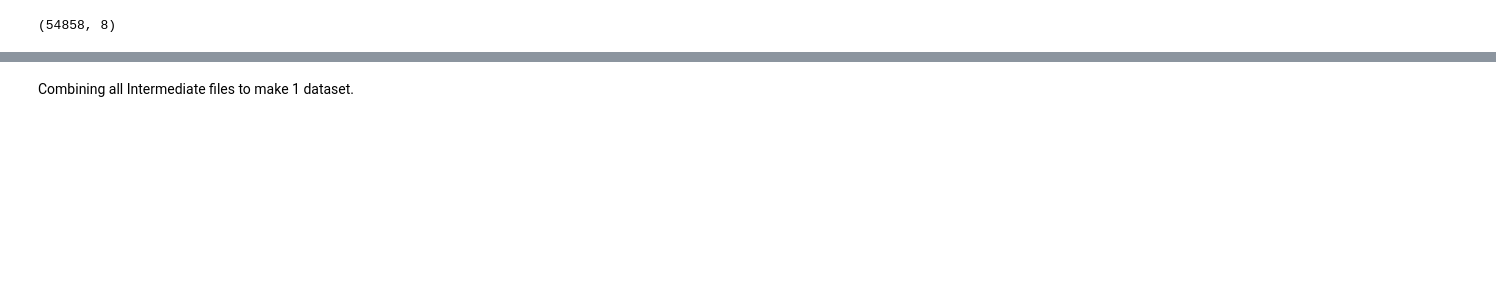
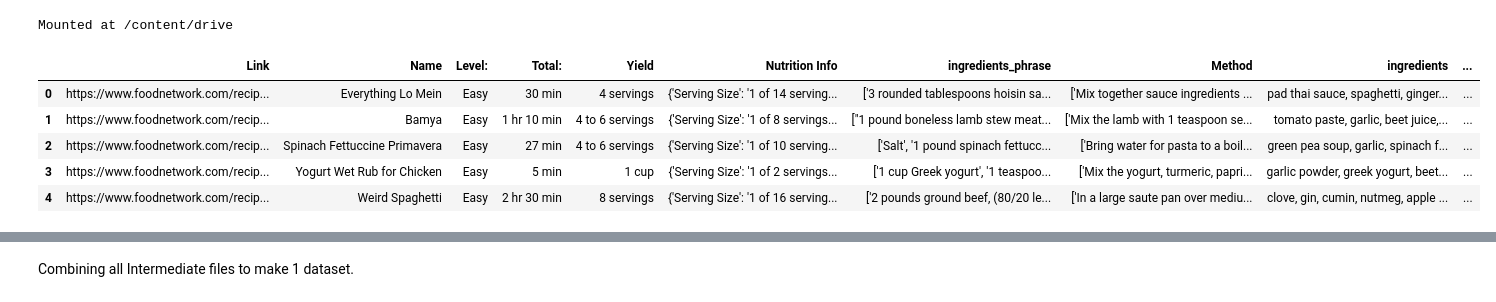
Before and after one commit to PritishWadhwa/IR-Project, a Jupyter notebook: Backend/Image_Extraction.ipynb, the cells around one changed output, grey strips where cells are left out. Cells and saved outputs as stored; diff of their text form; code cells hidden in the pictures; blank space fills up the shorter version.

```diff
--- a/Backend/Image_Extraction.ipynb
+++ b/Backend/Image_Extraction.ipynb
@@ -13,4 +11,16 @@ newDf = newDf.dropna()
+# %%
+from google.colab import drive
+drive.mount('/content/drive')
+# %% [output]
+Mounted at /content/drive
+# %%
+newDf = pd.read_csv("/content/drive/MyDrive/IR Project/Saved/dataframes/newDf.csv")
 # %%
-newDf.shape
+newDf.head()
 # %% [output]
-(54858, 8)
+|  | Link | Name | Level: | Total: | Yield | Nutrition Info | ingredients_phrase | Method | ingredients | ... |
+| 0 | https://www.foodnetwork.com/recip... | Everything Lo Mein | Easy | 30 min | 4 servings | {'Serving Size': '1 of 14 serving... | ['3 rounded tablespoons hoisin sa... | ['Mix together sauce ingredients ... | pad thai sauce, spaghetti, ginger... | ... |
+| 1 | https://www.foodnetwork.com/recip... | Bamya | Easy | 1 hr 10 min | 4 to 6 servings | {'Serving Size': '1 of 8 servings... | ["1 pound boneless lamb stew meat... | ['Mix the lamb with 1 teaspoon se... | tomato paste, garlic, beet juice,... | ... |
+| 2 | https://www.foodnetwork.com/recip... | Spinach Fettuccine Primavera | Easy | 27 min | 4 to 6 servings | {'Serving Size': '1 of 10 serving... | ['Salt', '1 pound spinach fettucc... | ['Bring water for pasta to a boil... | green pea soup, garlic, spinach f... | ... |
+| 3 | https://www.foodnetwork.com/recip... | Yogurt Wet Rub for Chicken | Easy | 5 min | 1 cup | {'Serving Size': '1 of 2 servings... | ['1 cup Greek yogurt', '1 teaspoo... | ['Mix the yogurt, turmeric, papri... | garlic powder, greek yogurt, beet... | ... |
+| 4 | https://www.foodnetwork.com/recip... | Weird Spaghetti | Easy | 2 hr 30 min | 8 servings | {'Serving Size': '1 of 16 serving... | ['2 pounds ground beef, (80/20 le... | ['In a large saute pan over mediu... | clove, gin, cumin, nutmeg, apple ... | ... |
```
Also changed, not shown: parts of 39 cells of this notebook, 5 other files.
